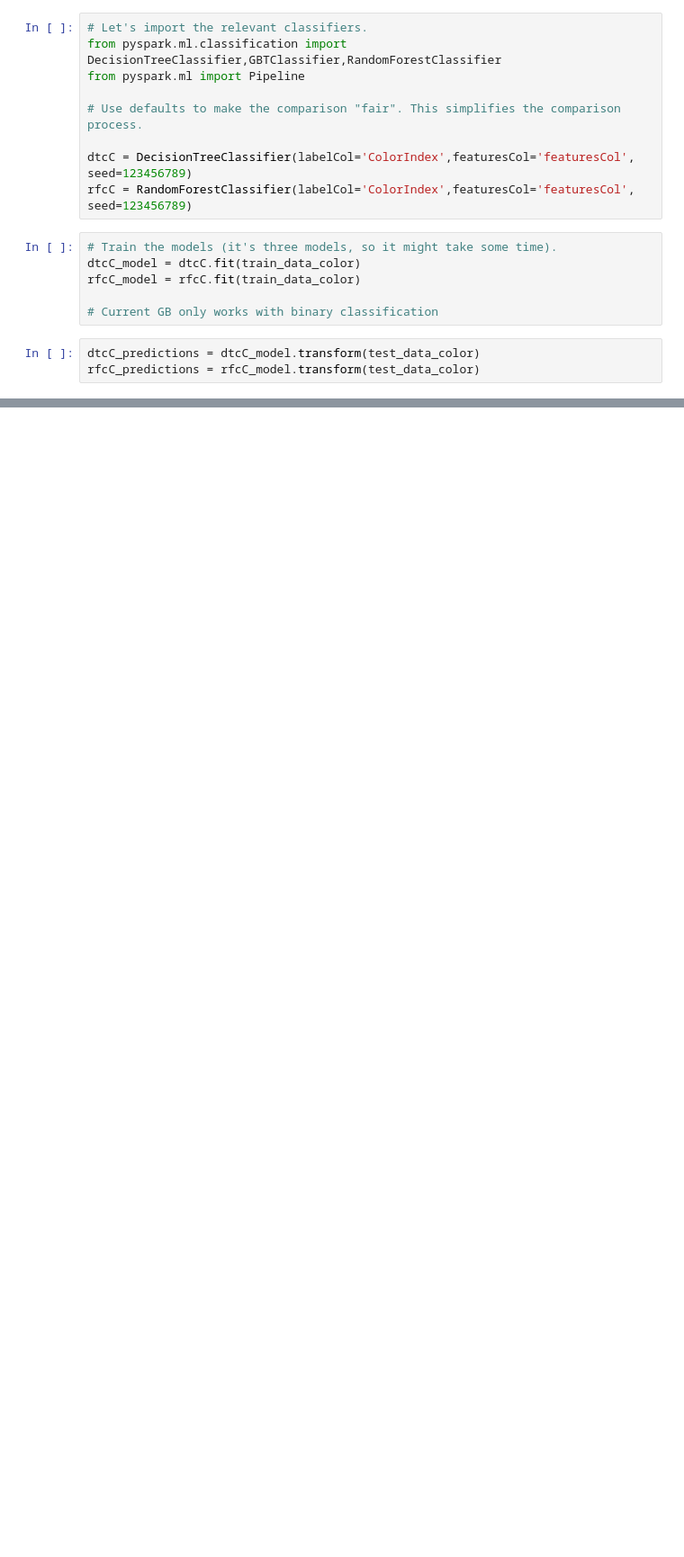
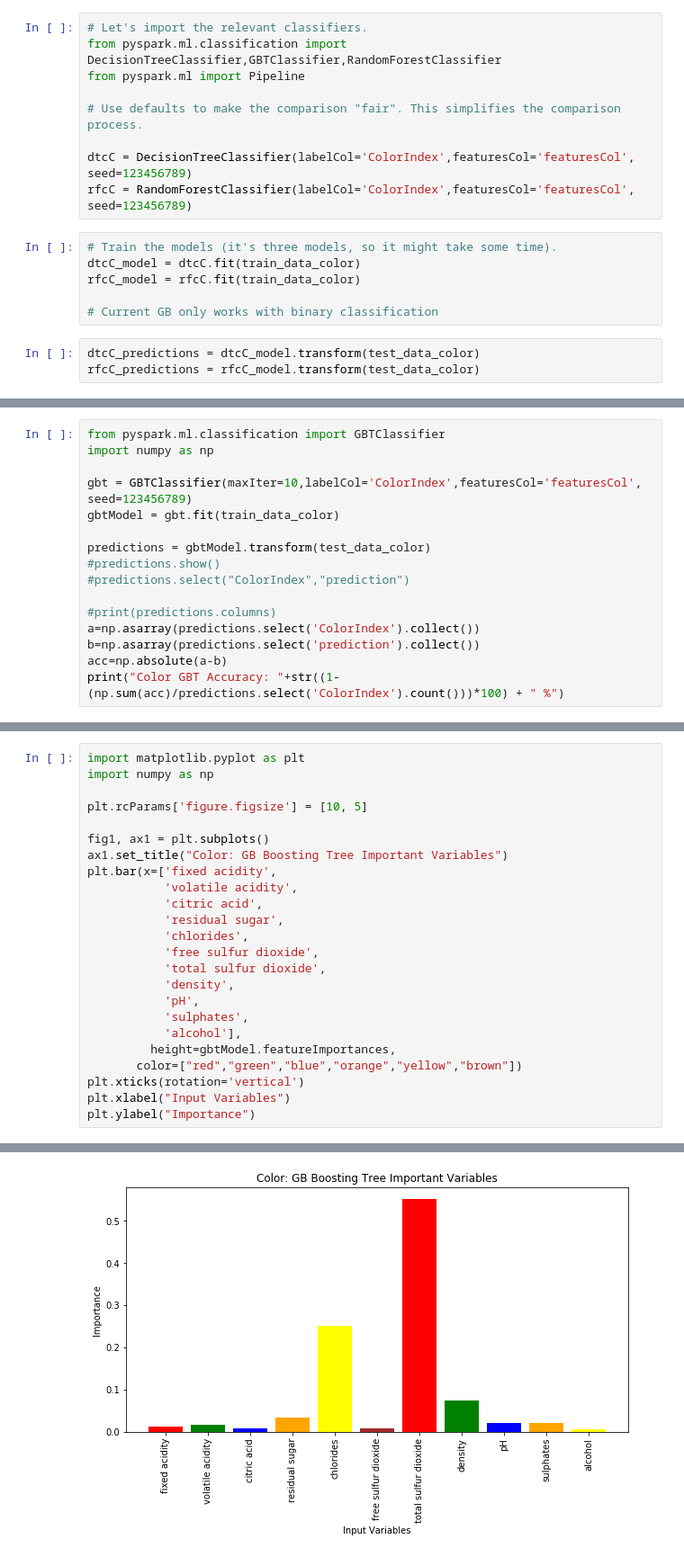
Before and after one commit to ColbyCarrillo/Iteration4, a Jupyter notebook: section7.ipynb, the cells around one changed output, grey strips where cells are left out. Shown at 90% size. Drawn from its saved outputs; the diff is of its cells as text; blank space fills up the shorter version.

```diff
--- a/section7.ipynb
+++ b/section7.ipynb
@@ -391,0 +471,16 @@ Text(0,0.5,'Importance')
+# %%
+from pyspark.ml.classification import GBTClassifier
+import numpy as np
+
+gbt = GBTClassifier(maxIter=10,labelCol='ColorIndex',featuresCol='featuresCol', seed=123456789)
+gbtModel = gbt.fit(train_data_color)
+
+predictions = gbtModel.transform(test_data_color)
+#predictions.show()
+#predictions.select("ColorIndex","prediction")
+
+#print(predictions.columns)
+a=np.asarray(predictions.select('ColorIndex').collect())
+b=np.asarray(predictions.select('prediction').collect())
+acc=np.absolute(a-b)
+print("Color GBT Accuracy: "+str((1-(np.sum(acc)/predictions.select('ColorIndex').count()))*100) + " %")
@@ -391,0 +489,25 @@ Text(0,0.5,'Importance')
+# %%
+import matplotlib.pyplot as plt
+import numpy as np
+
+plt.rcParams['figure.figsize'] = [10, 5]
+
+fig1, ax1 = plt.subplots()
+ax1.set_title("Color: GB Boosting Tree Important Variables")
+plt.bar(x=['fixed acidity',
+           'volatile acidity',
+           'citric acid',
+           'residual sugar',
+           'chlorides',
+           'free sulfur dioxide',
+           'total sulfur dioxide',
+           'density',
+           'pH',
+           'sulphates',
+           'alcohol'],
+         height=gbtModel.featureImportances,
+       color=["red","green","blue","orange","yellow","brown"])
+plt.xticks(rotation='vertical')
+plt.xlabel("Input Variables")
+plt.ylabel("Importance")
+# %% [output]
@@ -391,0 +515 @@ Text(0,0.5,'Importance')
+[figure, added]
```
Also changed, not shown: parts of 16 cells of this notebook, 8 other files.
